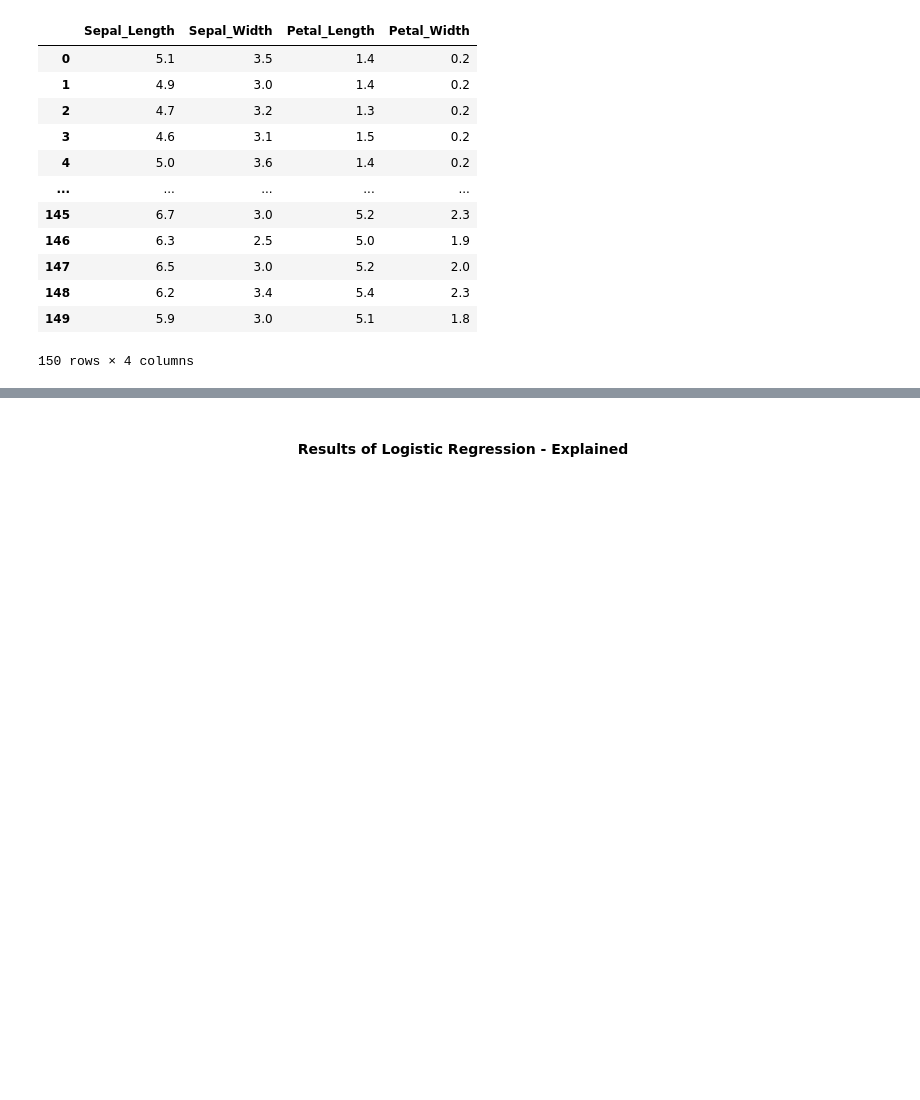
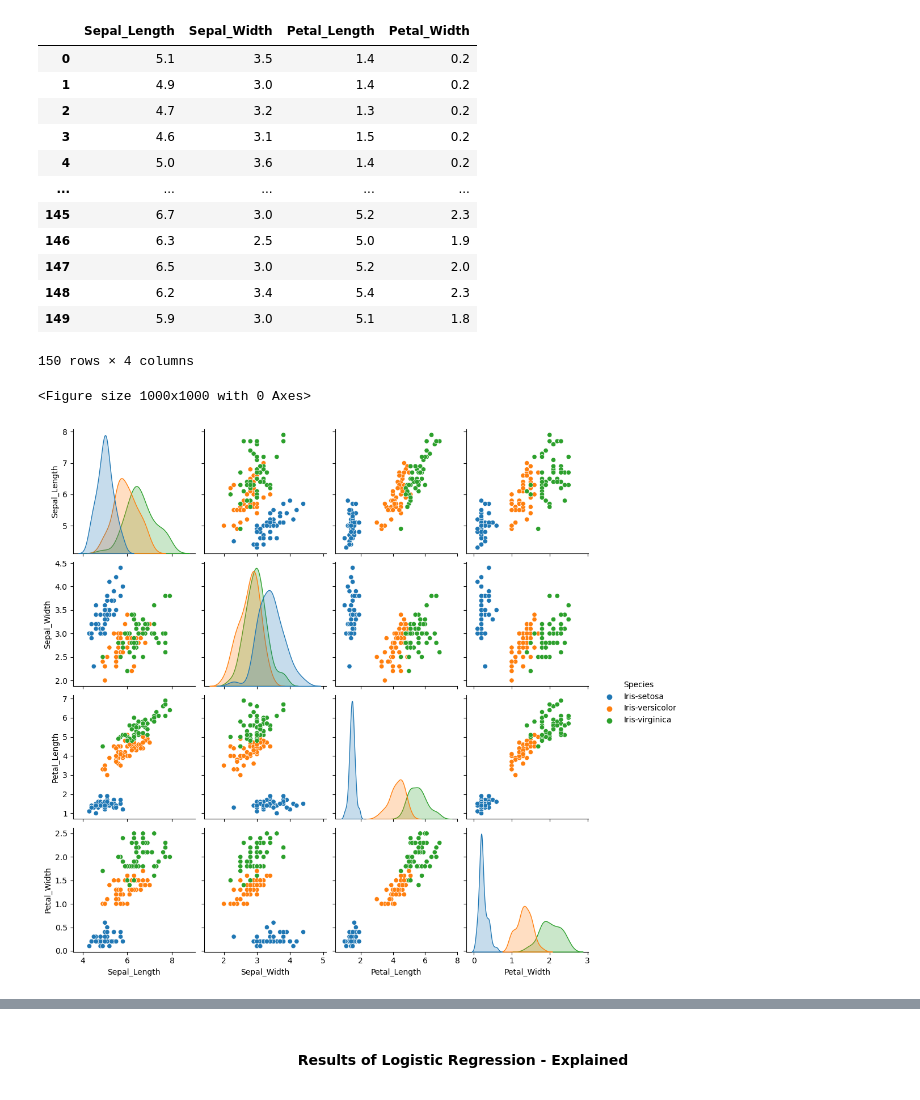
Before and after one commit to SeanE15/MachineLearning-Statistics, a Jupyter notebook: project.ipynb, the cells around one changed output, grey strips where cells are left out. Drawn from its saved outputs; the diff is of its cells as text; code cells hidden in the pictures; blank space fills up the shorter version.

```diff
--- a/project.ipynb
+++ b/project.ipynb
@@ -199,3 +186,9 @@ This is used to find the relationship between two quantitative values which have
 Logistic Regression also known as the Logit Model, charts the probable chance of an event occuring. It uses datasets comprising of independent vairbales and is commonly used in predictive analytics and classification.
 
 -----
+# %%
+# Start by importing the csv file for the dataset
+csv_url = 'https://archive.ics.uci.edu/ml/machine-learning-databases/iris/iris.data'
+col_names = ['Sepal_Length','Sepal_Width','Petal_Length','Petal_Width','Species']
+iris =  pd.read_csv(csv_url, names = col_names)
+print(iris)
@@ -227,3 +235,11 @@ x
 | 148 | 6.2 | 3.4 | 5.4 | 2.3 |
 | 149 | 5.9 | 3.0 | 5.1 | 1.8 |
 150 rows × 4 columns
+# %%
+# Exploratory plots.
+plt.figure(figsize =(10,10))
+columns= [iris.columns]
+sns.pairplot(iris.iloc[:, 0:5], hue='Species');
+# %% [output]
+<Figure size 1000x1000 with 0 Axes>
+[figure, added]
```
Also changed, not shown: parts of 17 cells of this notebook.
